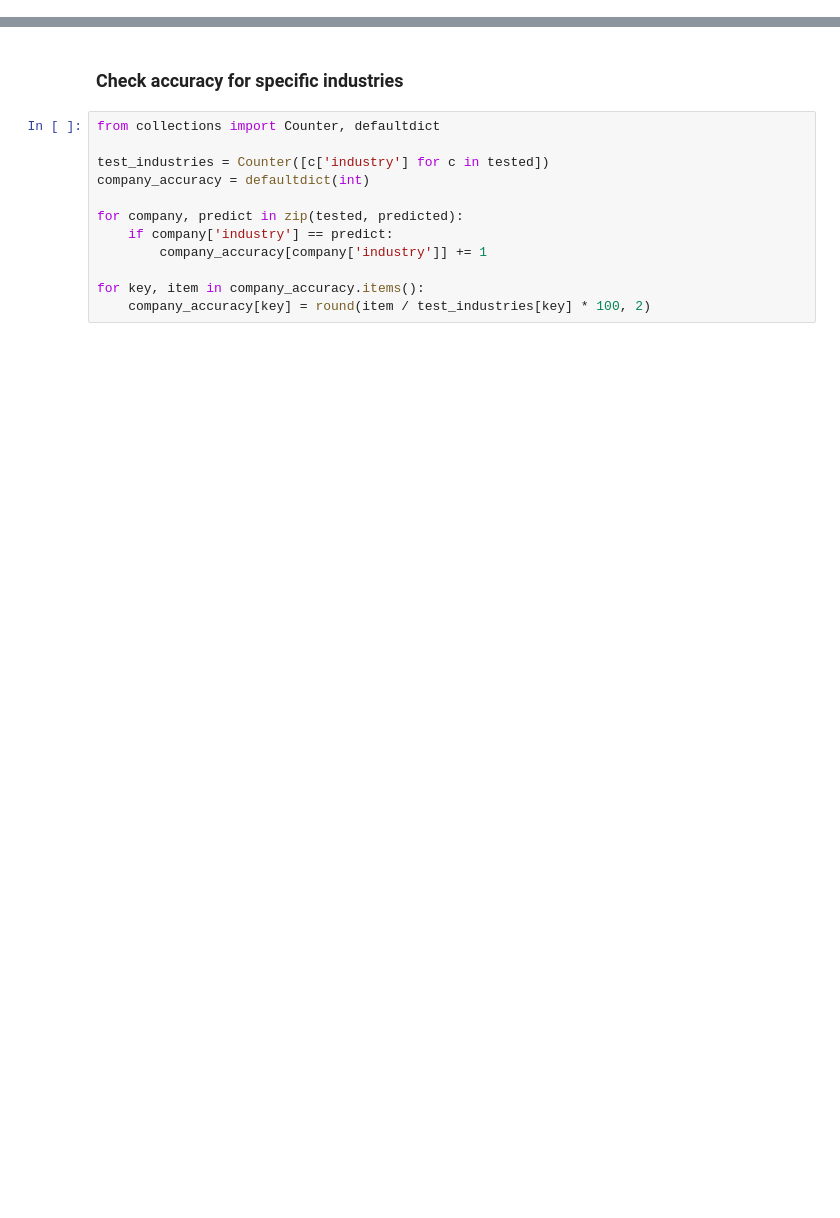
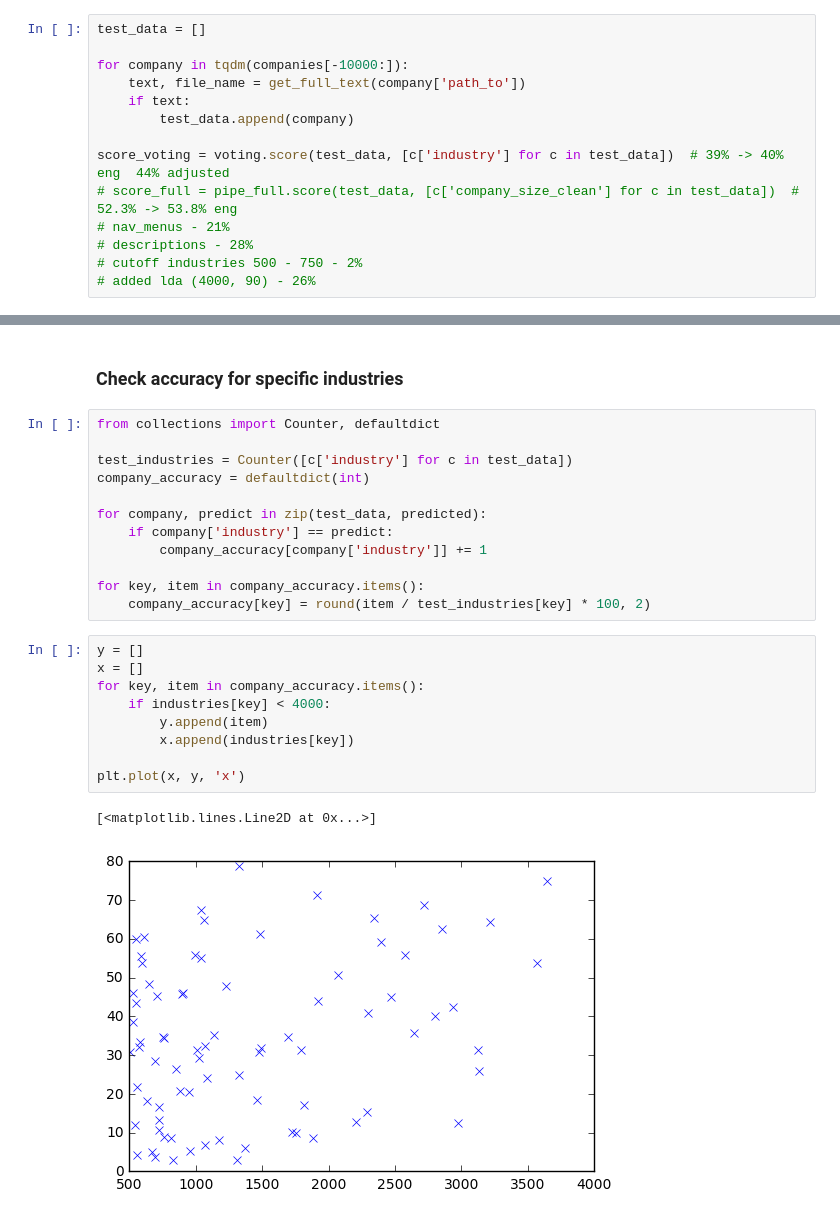
Before and after one commit to zanderle/masters, a Jupyter notebook: Classify - Industry.ipynb, the cells around one changed output, grey strips where cells are left out. Cells and saved outputs as stored; diff of their text form; blank space fills up the shorter version.

```diff
--- a/Classify - Industry.ipynb
+++ b/Classify - Industry.ipynb
@@ -134,0 +347,14 @@ voting.fit(train_data, target)
+# %%
+test_data = []
+
+for company in tqdm(companies[-10000:]):
+    text, file_name = get_full_text(company['path_to'])
+    if text:
+        test_data.append(company)
+
+score_voting = voting.score(test_data, [c['industry'] for c in test_data])  # 39% -> 40% eng  44% adjusted
+# score_full = pipe_full.score(test_data, [c['company_size_clean'] for c in test_data])  # 52.3% -> 53.8% eng
+# nav_menus - 21%
+# descriptions - 28%
+# cutoff industries 500 - 750 - 2%
+# added lda (4000, 90) - 26%
@@ -163,12 +515,24 @@ sum([v * expected_count[key] / len(expected) for key, v in results.items()])
 # %%
 from collections import Counter, defaultdict
 
-test_industries = Counter([c['industry'] for c in tested])
+test_industries = Counter([c['industry'] for c in test_data])
 company_accuracy = defaultdict(int)
 
-for company, predict in zip(tested, predicted):
+for company, predict in zip(test_data, predicted):
     if company['industry'] == predict:
         company_accuracy[company['industry']] += 1
 
 for key, item in company_accuracy.items():
     company_accuracy[key] = round(item / test_industries[key] * 100, 2)
+# %%
+y = []
+x = []
+for key, item in company_accuracy.items():
+    if industries[key] < 4000:
+        y.append(item)
+        x.append(industries[key])
+
+plt.plot(x, y, 'x')
+# %% [output]
+[<matplotlib.lines.Line2D at 0x...>]
+[figure, added]
```
Also changed, not shown: parts of 30 cells of this notebook, 2 other files.
